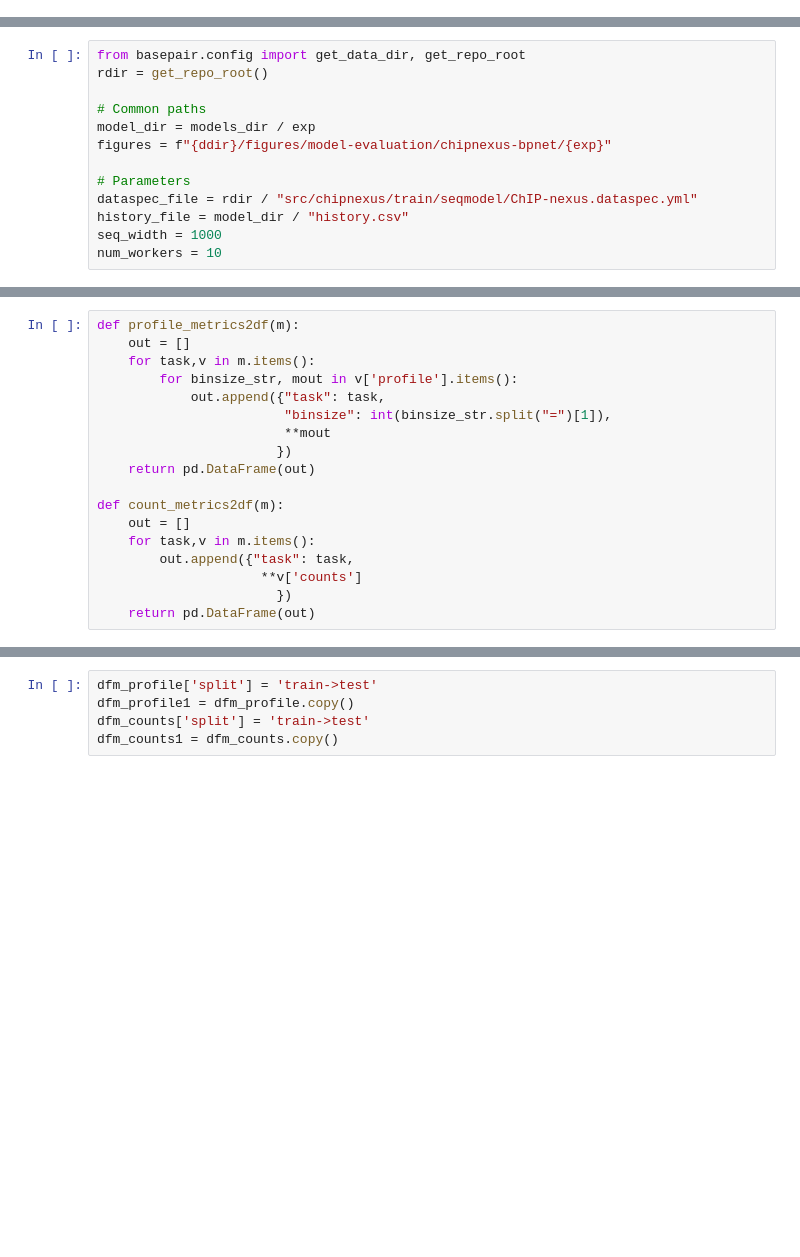
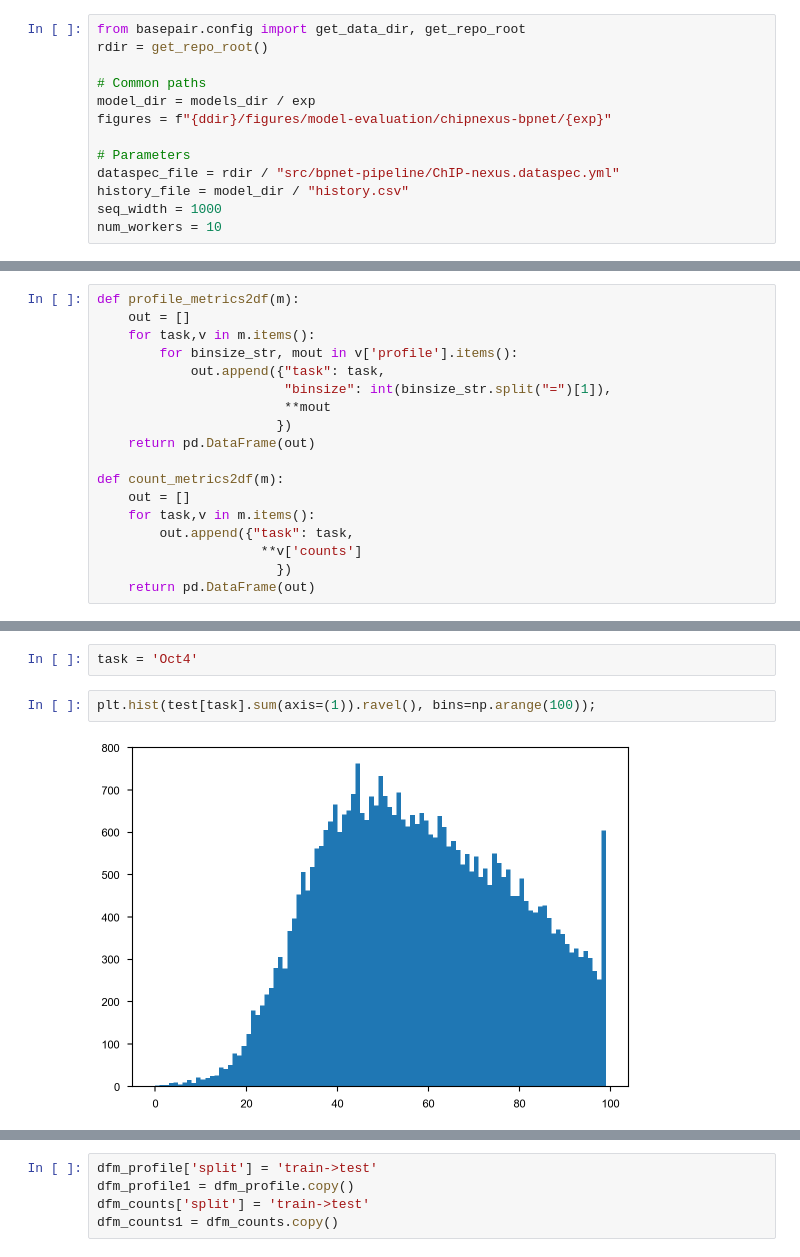
Before and after one commit to kundajelab/bpnet-manuscript, a Jupyter notebook: src/figures/01-model-evaluation.test.ipynb, the cells around one changed output, grey strips where cells are left out. Cells and saved outputs as stored; diff of their text form; blank space fills up the shorter version.

```diff
--- a/src/figures/01-model-evaluation.test.ipynb
+++ b/src/figures/01-model-evaluation.test.ipynb
@@ -44,19 +49,19 @@ gpu = 1
+# %%
+from basepair.config import get_data_dir, get_repo_root
+rdir = get_repo_root()
+
+# Common paths
+model_dir = models_dir / exp
+figures = f"{ddir}/figures/model-evaluation/chipnexus-bpnet/{exp}"
+
+# Parameters
+dataspec_file = rdir / "src/bpnet-pipeline/ChIP-nexus.dataspec.yml"
+history_file = model_dir / "history.csv"
+seq_width = 1000
+num_workers = 10
 # %%
 model_dir
 # %% [output]
 PosixPath('/oak/stanford/groups/akundaje/avsec/basepair/data/processed/comparison/output/nexus,peaks,OSNK,0,10,1,FALSE,same,0.5,64,25,0.004,9,FALSE,[1,50],TRUE')
-# %%
-from basepair.config import get_data_dir, get_repo_root
-rdir = get_repo_root()
-
-# Common paths
-model_dir = models_dir / exp
-figures = f"{ddir}/figures/model-evaluation/chipnexus-bpnet/{exp}"
-
-# Parameters
-dataspec_file = rdir / "src/chipnexus/train/seqmodel/ChIP-nexus.dataspec.yml"
-history_file = model_dir / "history.csv"
-seq_width = 1000
-num_workers = 10
 # %% [markdown]
 ## Get predictions
@@ -359,0 +488,6 @@ def count_metrics2df(m):
+# %%
+task = 'Oct4'
+# %%
+plt.hist(test[task].sum(axis=(1)).ravel(), bins=np.arange(100));
+# %% [output]
+[figure, added]
```
Also changed, not shown: parts of 44 cells of this notebook, 3 other files.
